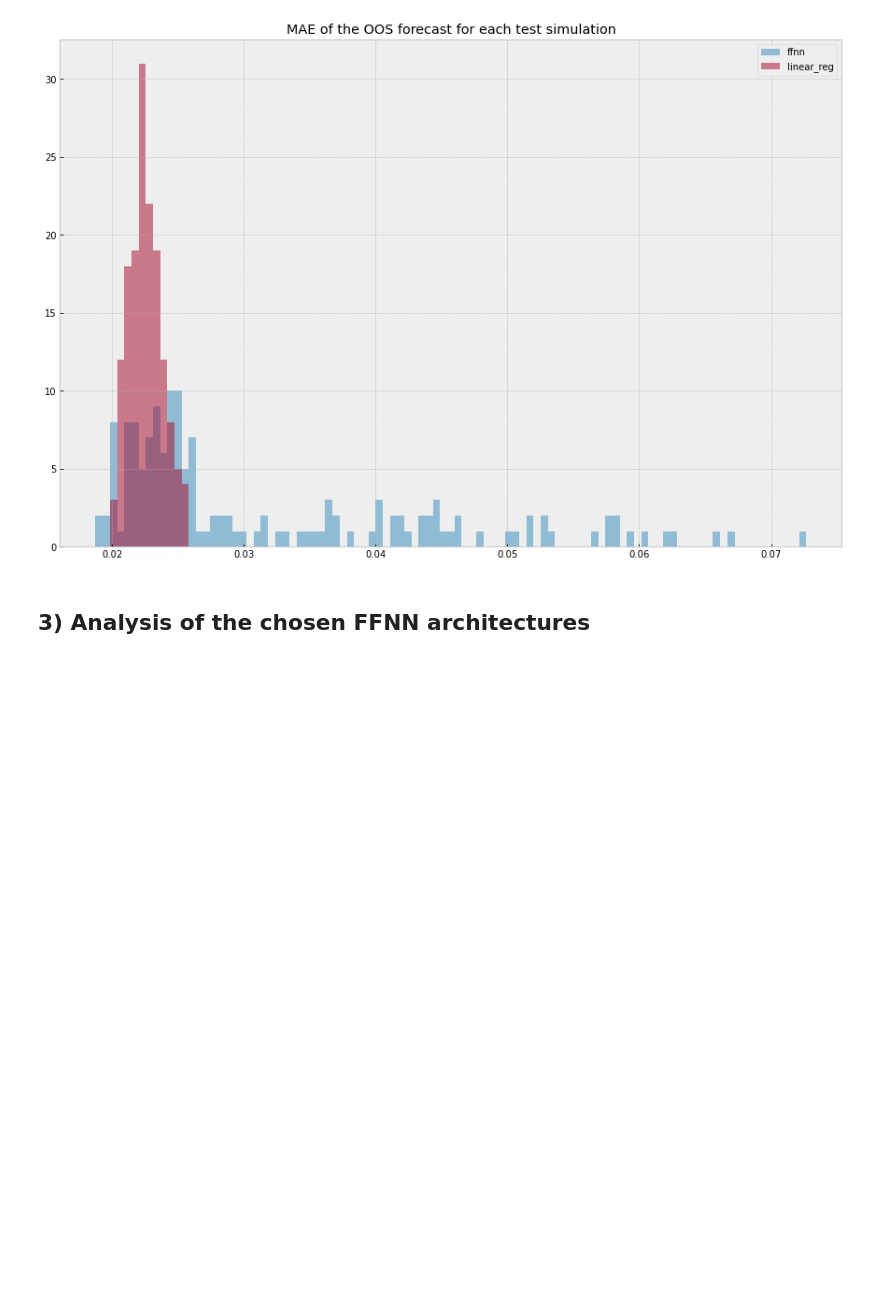
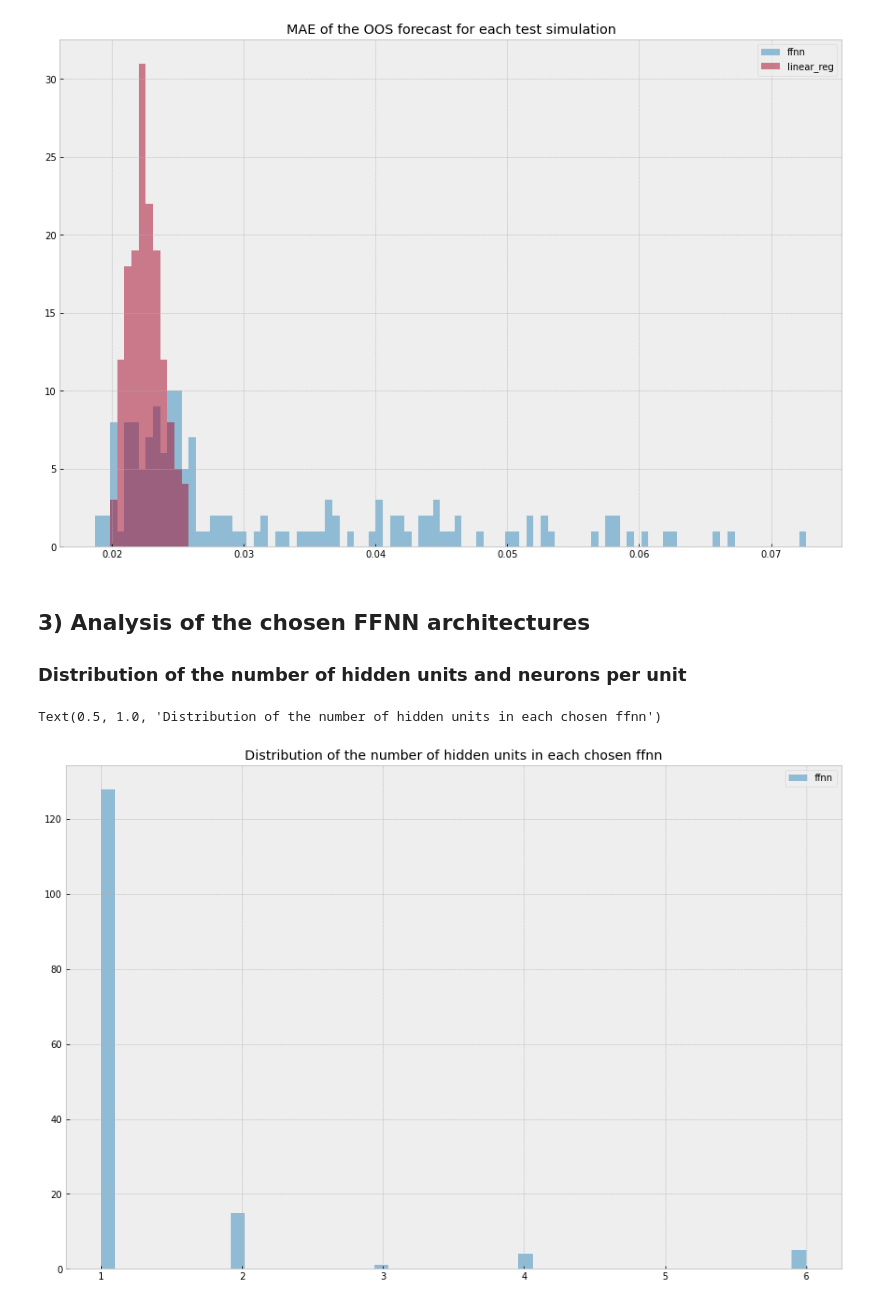
Before and after one commit to dcuoliveira/NN-VAR-Cov-Pred, a Jupyter notebook: src/results_report.ipynb, the cells around one changed output. Cells and saved outputs as stored; diff of their text form; code cells hidden in the pictures; blank space fills up the shorter version.

Commit message:
add plots to report and change the number of vaiables to simulate from

```diff
--- a/src/results_report.ipynb
+++ b/src/results_report.ipynb
@@ -4,6 +4,8 @@ import os
 import matplotlib.pyplot as plt
 from tqdm import tqdm
 import numpy as np
+
+from utils import Pyutils as pyutils
 
 plt.style.use("bmh")
 plt.rcParams["figure.figsize"] = (15,10)
@@ -13,11 +15,13 @@ INPUTS_PATH = os.path.join(SOURCE_PATH, "data", "inputs")
 OUTPUTS_PATH = os.path.join(SOURCE_PATH, "data", "outputs")
 DATASET_NAMES = ["betadgp_covdgp_data", "betadgp_beta2x2_data", "betadgp_data"]
 TARGET_NAME = "betas_dgp"
-MODEL_TAGS = ["ffnn", "linear_reg"]
+MODEL_TAGS = ["linear_reg", "ffnn"]
 # %% [markdown]
 ## 1) Aggregate all results
 # %%
 all_data = []
+ffnn_achitectures = []
+idx = 0
 for model_tag in tqdm(MODEL_TAGS,
                       desc="Append all model results"):
 
@@ -30,5 +34,23 @@ for model_tag in tqdm(MODEL_TAGS,
             data["dgp"] = dgp_name
             data["dataset"] = ds
 
+            if model_tag == "ffnn":
+                mse = mean_squared_error(y_true=data["y"],
+                                         y_pred=data["pred"])
+                mae = mean_absolute_error(y_true=data["y"],
+                                          y_pred=data["pred"])
+
+                ffnn_tmp = pyutils.load_pkl(path=os.path.join(OUTPUTS_PATH, model_tag, dgp_name, ds + "_model.pickle"))
+                ffnn_tmp["model"] = model_tag
+                ffnn_tmp["dgp"] = dgp_name
+                ffnn_tmp["number_of_variables"] = int(ffnn_tmp['dgp'].split("_")[1])
+                ffnn_tmp["dataset"] = ds
+                ffnn_tmp["mse"] = mse
+                ffnn_tmp["mae"] = mae
+
+                ffnn_achitectures.append(pd.DataFrame(ffnn_tmp, index=[idx]))
+                idx += 1
+
             all_data.append(data)
 all_data_df = pd.concat(all_data, axis=0)
+ffnn_achitectures_df = pd.concat(ffnn_achitectures, axis=0)
@@ -120,3 +116,13 @@ Text(0.5, 1.0, 'MAE of the OOS forecast for each test simulation')
 [figure]
 # %% [markdown]
 ## 3) Analysis of the chosen FFNN architectures
+
+### Distribution of the number of hidden units and neurons per unit
+# %%
+bins = np.linspace(ffnn_achitectures_df['n_hidden'].min(), ffnn_achitectures_df['n_hidden'].max(), 50)
+plt.hist(ffnn_achitectures_df['n_hidden'], bins, alpha=0.5, label='ffnn')
+plt.legend(loc='upper right')
+plt.title("Distribution of the number of hidden units in each chosen ffnn")
+# %% [output]
+Text(0.5, 1.0, 'Distribution of the number of hidden units in each chosen ffnn')
+[figure, added]
```
Also changed, not shown: parts of 6 cells of this notebook, 1 other file.
